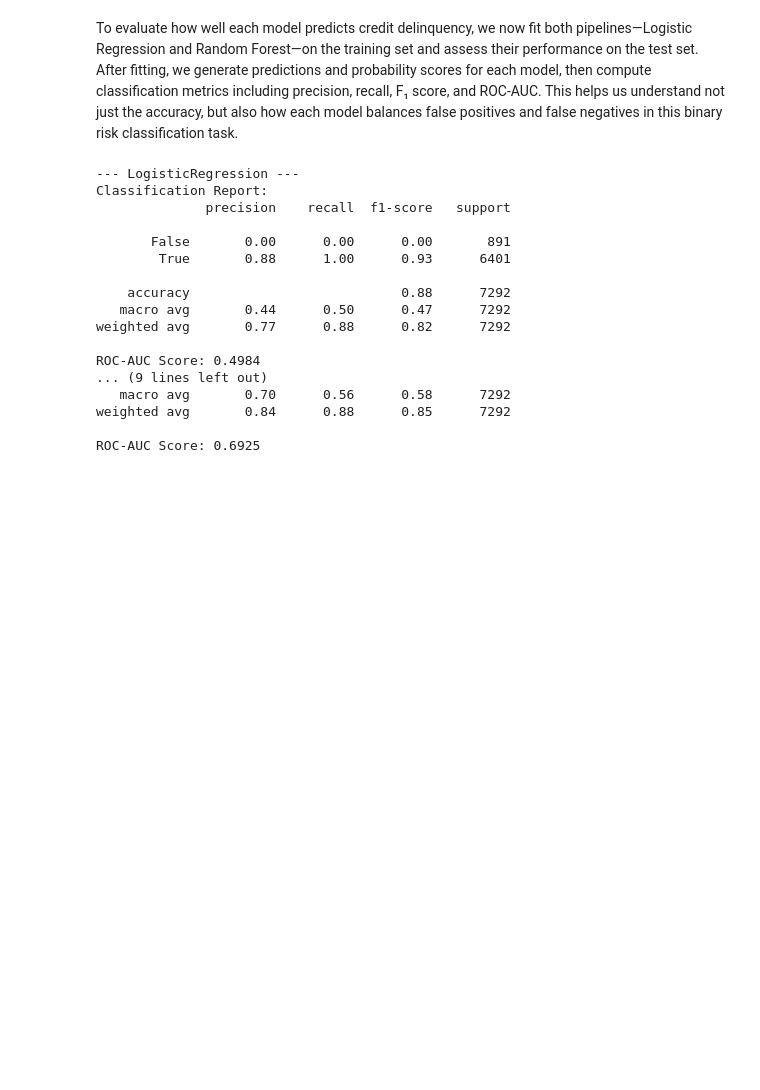
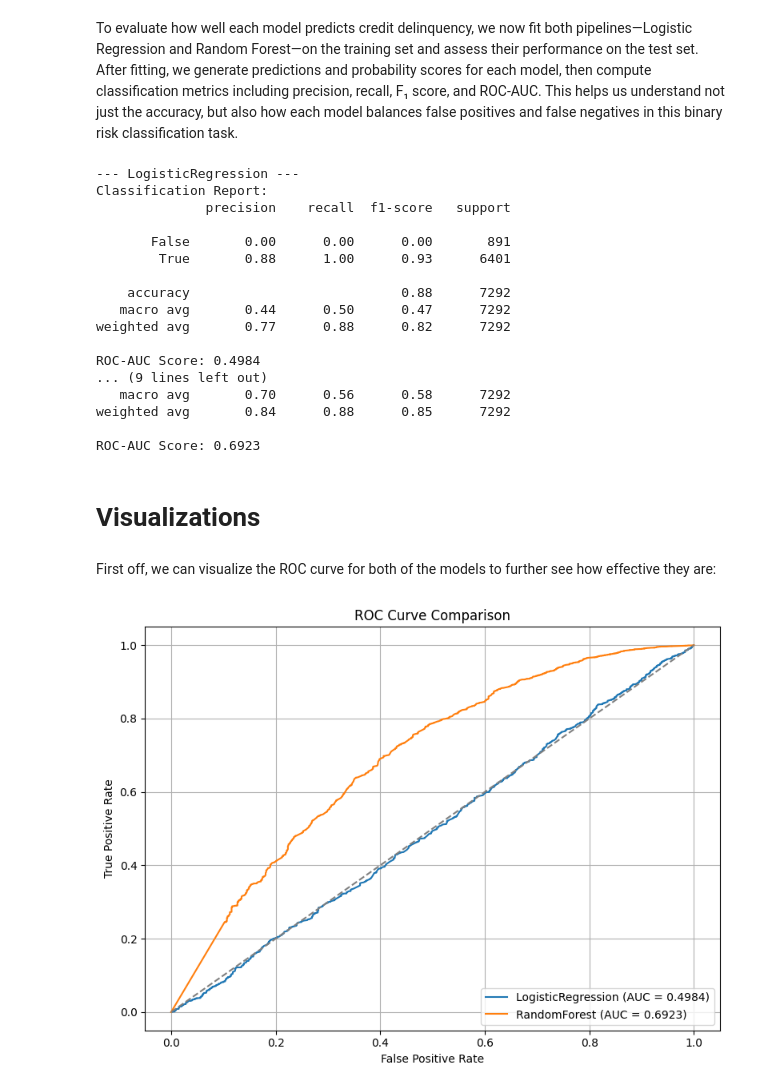
Before and after one commit to Yuvraj-R/CMSC320_FINAL, a Jupyter notebook: CMSC320_Final_Project.ipynb, the cells around one changed output. Cells and saved outputs as stored; diff of their text form; code cells hidden in the pictures; blank space fills up the shorter version.

Commit message:
added visualizations

```diff
--- a/CMSC320_Final_Project.ipynb
+++ b/CMSC320_Final_Project.ipynb
@@ -394,13 +397,14 @@ pipelines = {
 To evaluate how well each model predicts credit delinquency, we now fit both pipelines—Logistic Regression and Random Forest—on the training set and assess their performance on the test set. After fitting, we generate predictions and probability scores for each model, then compute classification metrics including precision, recall, F₁ score, and ROC-AUC. This helps us understand not just the accuracy, but also how each model balances false positives and false negatives in this binary risk classification task.
 # %%
 # 5.3 Fit models and evaluate performance
+model_probs = {} # store predicted probabilities for ROC visualization
 for name, model in pipelines.items():
     print(f"--- {name} ---")
     model.fit(X_train, y_train)
 
     y_pred = model.predict(X_test)
     y_proba = model.predict_proba(X_test)[:, 1]
-
+    model_probs[name] = y_proba
     print("Classification Report:")
     print(classification_report(y_test, y_pred, zero_division=0))
 
@@ -423,4 +427,28 @@ ROC-AUC Score: 0.4984
    macro avg       0.70      0.56      0.58      7292
 weighted avg       0.84      0.88      0.85      7292
 
-ROC-AUC Score: 0.6925
+ROC-AUC Score: 0.6923
+# %% [markdown]
+# Visualizations
+# %% [markdown]
+First off, we can visualize the ROC curve for both of the models to further see how effective they are:
+# %%
+plt.figure(figsize=(8, 6))
+
+for name, y_proba in model_probs.items():
+    fpr, tpr, _ = roc_curve(y_test, y_proba)
+    auc = roc_auc_score(y_test, y_proba)
+    plt.plot(fpr, tpr, label=f"{name} (AUC = {auc:.4f})")
+
+# Diagonal reference line for random guessing
+plt.plot([0, 1], [0, 1], linestyle='--', color='gray')
+
+plt.title("ROC Curve Comparison")
+plt.xlabel("False Positive Rate")
+plt.ylabel("True Positive Rate")
+plt.legend(loc="lower right")
+plt.grid(True)
+plt.tight_layout()
+plt.show()
+# %% [output]
+[figure, added]
```
Also changed, not shown: parts of 8 cells of this notebook.
